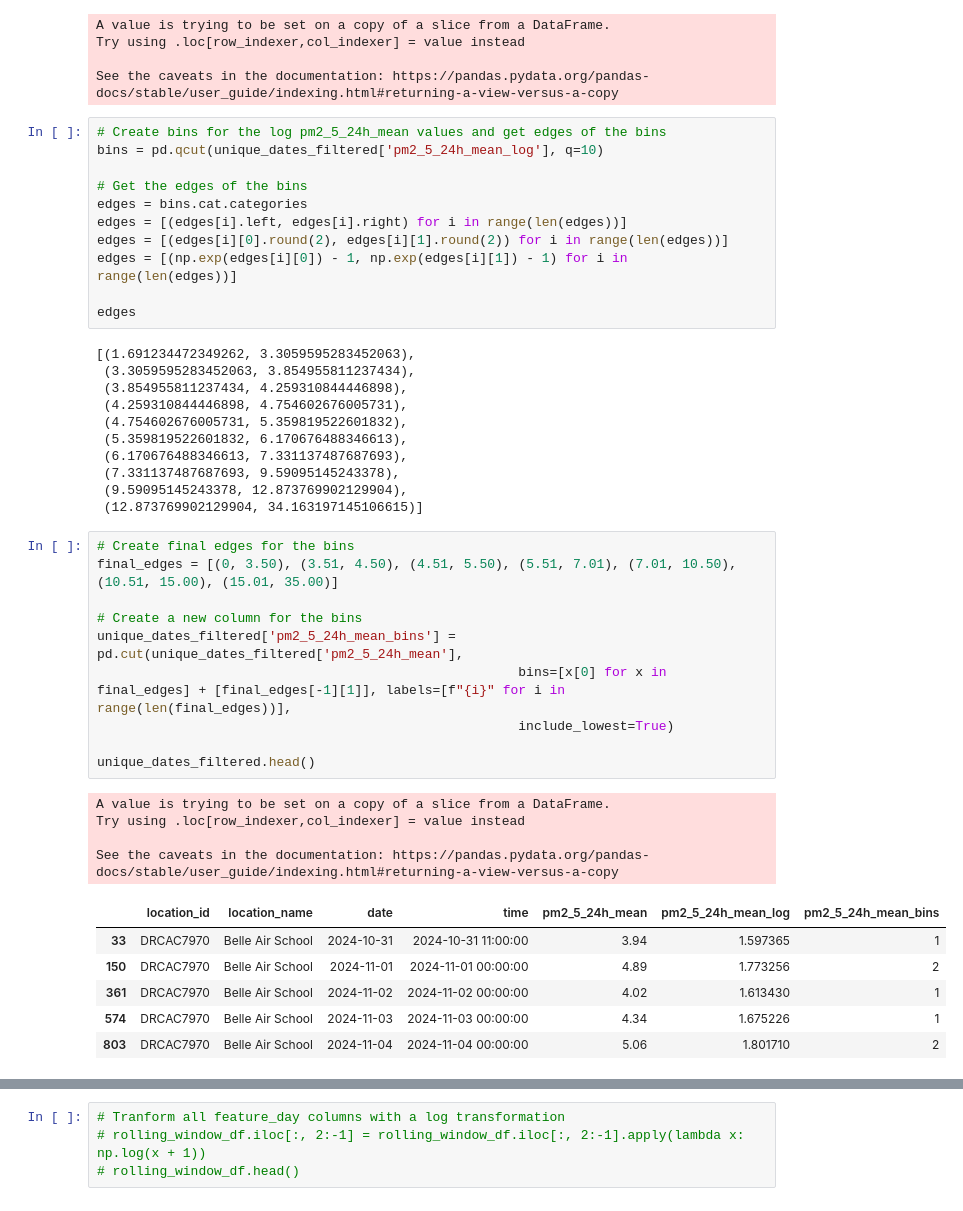
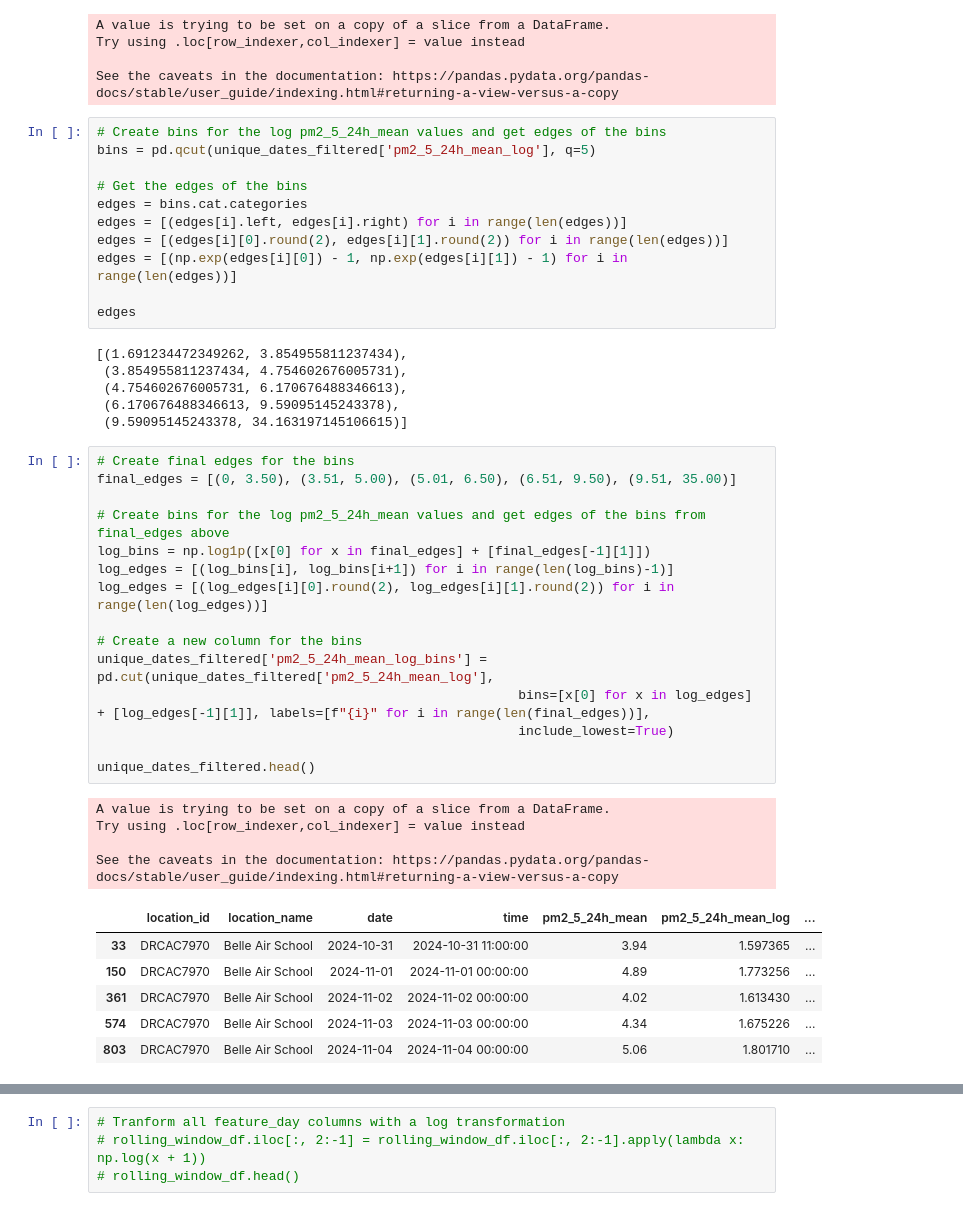
Before and after one commit to macks26/rise-south-city-dashboard, a Jupyter notebook: code/predictability.ipynb, the cells around one changed output, grey strips where cells are left out. Saved outputs shown, nothing was run; the diff lists cells and outputs as text.

```diff
--- a/code/predictability.ipynb
+++ b/code/predictability.ipynb
@@ -420,7 +420,7 @@ Try using .loc[row_indexer,col_indexer] = value instead
 See the caveats in the documentation: https://pandas.pydata.org/pandas-docs/stable/user_guide/indexing.html#returning-a-view-versus-a-copy
 # %%
 # Create bins for the log pm2_5_24h_mean values and get edges of the bins
-bins = pd.qcut(unique_dates_filtered['pm2_5_24h_mean_log'], q=10)
+bins = pd.qcut(unique_dates_filtered['pm2_5_24h_mean_log'], q=5)
 
 # Get the edges of the bins
 edges = bins.cat.categories
@@ -430,36 +430,36 @@ edges = [(np.exp(edges[i][0]) - 1, np.exp(edges[i][1]) - 1) for i in range(len(e
 
 edges
 # %% [output]
-[(1.691234472349262, 3.3059595283452063),
- (3.3059595283452063, 3.854955811237434),
- (3.854955811237434, 4.259310844446898),
- (4.259310844446898, 4.754602676005731),
- (4.754602676005731, 5.359819522601832),
- (5.359819522601832, 6.170676488346613),
- (6.170676488346613, 7.331137487687693),
- (7.331137487687693, 9.59095145243378),
- (9.59095145243378, 12.873769902129904),
- (12.873769902129904, 34.163197145106615)]
+[(1.691234472349262, 3.854955811237434),
+ (3.854955811237434, 4.754602676005731),
+ (4.754602676005731, 6.170676488346613),
+ (6.170676488346613, 9.59095145243378),
+ (9.59095145243378, 34.163197145106615)]
 # %%
 # Create final edges for the bins
-final_edges = [(0, 3.50), (3.51, 4.50), (4.51, 5.50), (5.51, 7.01), (7.01, 10.50), (10.51, 15.00), (15.01, 35.00)]
+final_edges = [(0, 3.50), (3.51, 5.00), (5.01, 6.50), (6.51, 9.50), (9.51, 35.00)]
+
+# Create bins for the log pm2_5_24h_mean values and get edges of the bins from final_edges above
+log_bins = np.log1p([x[0] for x in final_edges] + [final_edges[-1][1]])
+log_edges = [(log_bins[i], log_bins[i+1]) for i in range(len(log_bins)-1)]
+log_edges = [(log_edges[i][0].round(2), log_edges[i][1].round(2)) for i in range(len(log_edges))]
 
 # Create a new column for the bins
-unique_dates_filtered['pm2_5_24h_mean_bins'] = pd.cut(unique_dates_filtered['pm2_5_24h_mean'],
-                                                      bins=[x[0] for x in final_edges] + [final_edges[-1][1]], labels=[f"{i}" for i in range(len(final_edges))],
+unique_dates_filtered['pm2_5_24h_mean_log_bins'] = pd.cut(unique_dates_filtered['pm2_5_24h_mean_log'],
+                                                      bins=[x[0] for x in log_edges] + [log_edges[-1][1]], labels=[f"{i}" for i in range(len(final_edges))],
                                                       include_lowest=True)
 
 unique_dates_filtered.head()
 # %% [output]
 A value is trying to be set on a copy of a slice from a DataFrame.
 Try using .loc[row_indexer,col_indexer] = value instead
 
 See the caveats in the documentation: https://pandas.pydata.org/pandas-docs/stable/user_guide/indexing.html#returning-a-view-versus-a-copy
-|  | location_id | location_name | date | time | pm2_5_24h_mean | pm2_5_24h_mean_log | pm2_5_24h_mean_bins |
-| 33 | DRCAC7970 | Belle Air School | 2024-10-31 | 2024-10-31 11:00:00 | 3.94 | 1.597365 | 1 |
-| 150 | DRCAC7970 | Belle Air School | 2024-11-01 | 2024-11-01 00:00:00 | 4.89 | 1.773256 | 2 |
-| 361 | DRCAC7970 | Belle Air School | 2024-11-02 | 2024-11-02 00:00:00 | 4.02 | 1.613430 | 1 |
-| 574 | DRCAC7970 | Belle Air School | 2024-11-03 | 2024-11-03 00:00:00 | 4.34 | 1.675226 | 1 |
-| 803 | DRCAC7970 | Belle Air School | 2024-11-04 | 2024-11-04 00:00:00 | 5.06 | 1.801710 | 2 |
+|  | location_id | location_name | date | time | pm2_5_24h_mean | pm2_5_24h_mean_log | ... |
+| 33 | DRCAC7970 | Belle Air School | 2024-10-31 | 2024-10-31 11:00:00 | 3.94 | 1.597365 | ... |
+| 150 | DRCAC7970 | Belle Air School | 2024-11-01 | 2024-11-01 00:00:00 | 4.89 | 1.773256 | ... |
+| 361 | DRCAC7970 | Belle Air School | 2024-11-02 | 2024-11-02 00:00:00 | 4.02 | 1.613430 | ... |
+| 574 | DRCAC7970 | Belle Air School | 2024-11-03 | 2024-11-03 00:00:00 | 4.34 | 1.675226 | ... |
+| 803 | DRCAC7970 | Belle Air School | 2024-11-04 | 2024-11-04 00:00:00 | 5.06 | 1.801710 | ... |
 # %%
 # Get distribution of the bins using proportions
```
Also changed, not shown: parts of 33 cells of this notebook.
